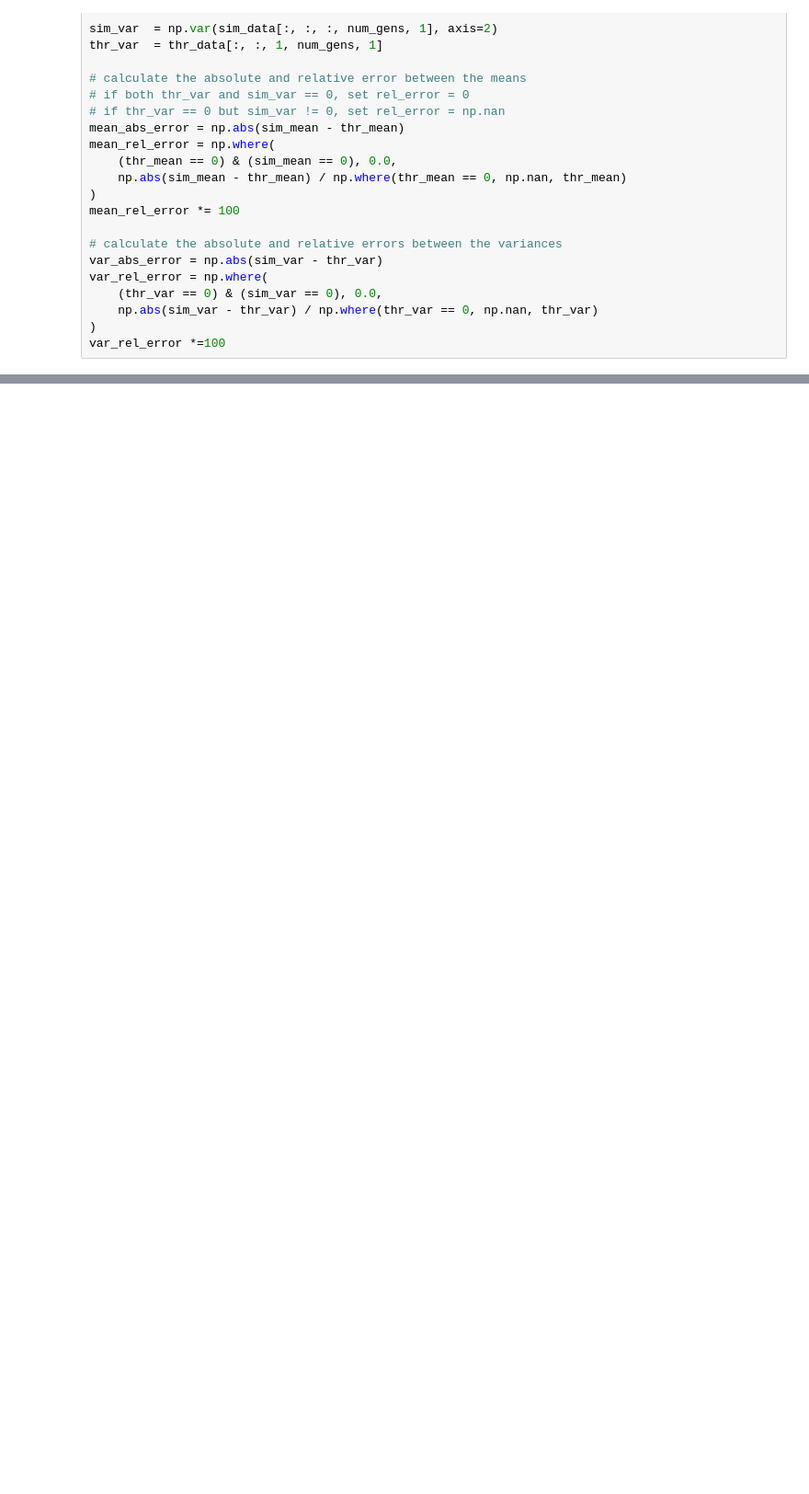
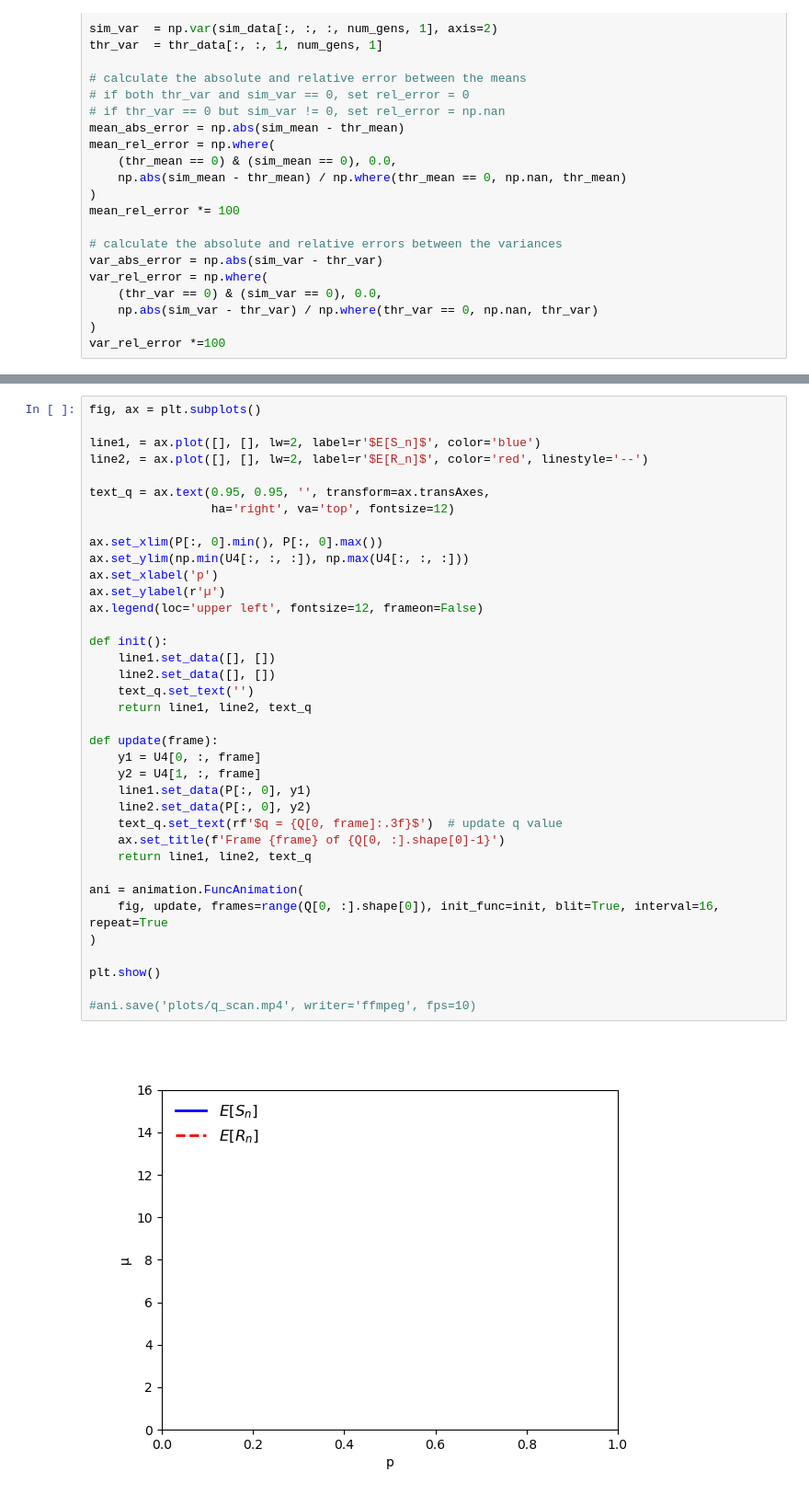
Before and after one commit to rohansohini/ReversibleLD, a Jupyter notebook: simulation.ipynb, the cells around one changed output, grey strips where cells are left out. Shown at 92% size. Drawn from its saved outputs; the diff is of its cells as text; blank space fills up the shorter version.

```diff
--- a/simulation.ipynb
+++ b/simulation.ipynb
@@ -137,0 +410,39 @@ plt.show()
+# %%
+fig, ax = plt.subplots()
+
+line1, = ax.plot([], [], lw=2, label=r'$E[S_n]$', color='blue')
+line2, = ax.plot([], [], lw=2, label=r'$E[R_n]$', color='red', linestyle='--')
+
+text_q = ax.text(0.95, 0.95, '', transform=ax.transAxes,
+                 ha='right', va='top', fontsize=12)
+
+ax.set_xlim(P[:, 0].min(), P[:, 0].max())
+ax.set_ylim(np.min(U4[:, :, :]), np.max(U4[:, :, :]))
+ax.set_xlabel('p')
+ax.set_ylabel(r'µ')
+ax.legend(loc='upper left', fontsize=12, frameon=False)
+
+def init():
+    line1.set_data([], [])
+    line2.set_data([], [])
+    text_q.set_text('')
+    return line1, line2, text_q
+
+def update(frame):
+    y1 = U4[0, :, frame]
+    y2 = U4[1, :, frame]
+    line1.set_data(P[:, 0], y1)
+    line2.set_data(P[:, 0], y2)
+    text_q.set_text(rf'$q = {Q[0, frame]:.3f}$')  # update q value
+    ax.set_title(f'Frame {frame} of {Q[0, :].shape[0]-1}')
+    return line1, line2, text_q
+
+ani = animation.FuncAnimation(
+    fig, update, frames=range(Q[0, :].shape[0]), init_func=init, blit=True, interval=16, repeat=True
+)
+
+plt.show()
+
+#ani.save('plots/q_scan.mp4', writer='ffmpeg', fps=10)
+# %% [output]
+[figure, added]
```
Also changed, not shown: parts of 15 cells of this notebook, 1 other file.
